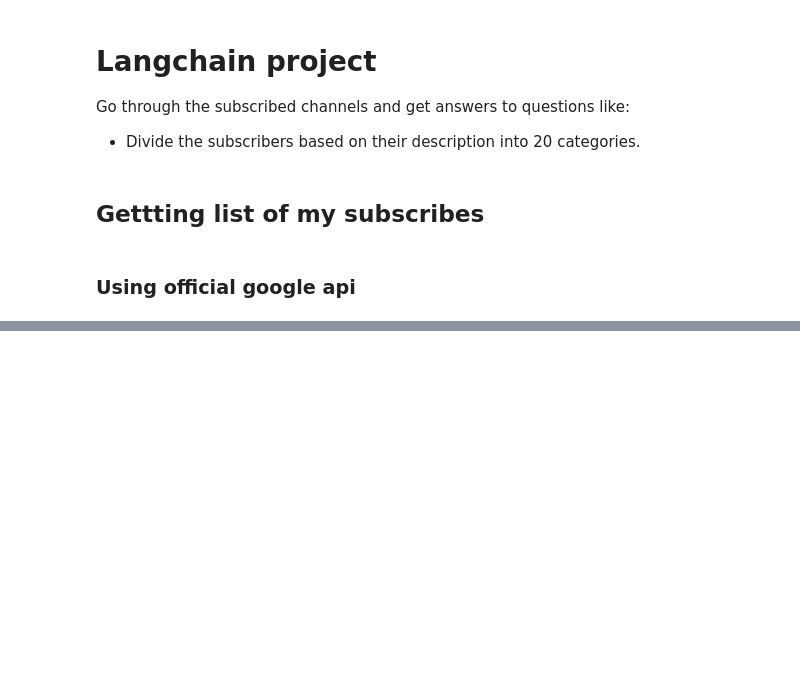
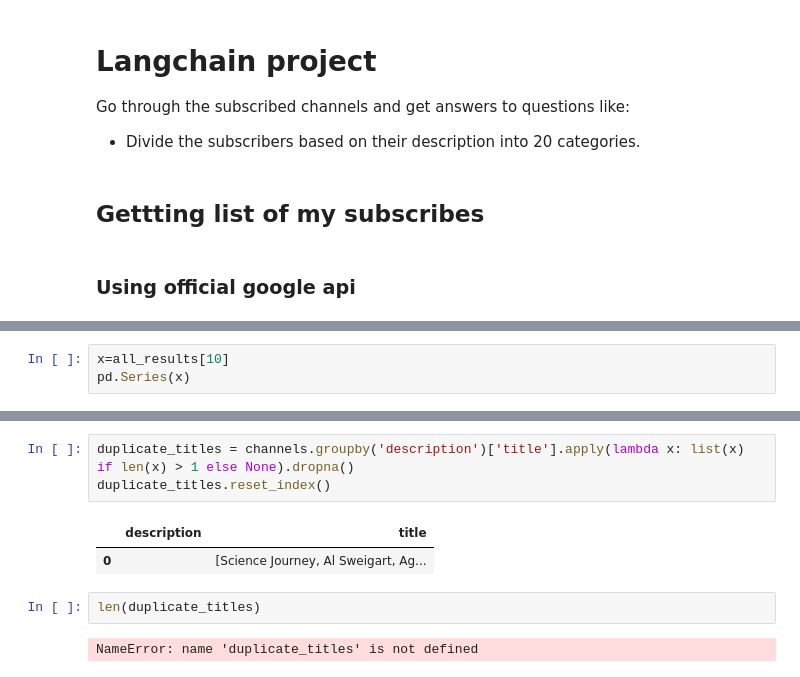
Before and after one commit to prabhanshu11/mindful-media, a Jupyter notebook: 01.ipynb, the cells around one changed output, grey strips where cells are left out. Drawn from its saved outputs; the diff is of its cells as text; blank space fills up the shorter version.

```diff
--- a/01.ipynb
+++ b/01.ipynb
@@ -44,0 +82,3 @@ AIzaSyBZrqqVLRw9SSSArBpygchrPeCm8T3nhIE
+# %%
+x=all_results[10]
+pd.Series(x)
@@ -44,0 +117,10 @@ AIzaSyBZrqqVLRw9SSSArBpygchrPeCm8T3nhIE
+# %%
+duplicate_titles = channels.groupby('description')['title'].apply(lambda x: list(x) if len(x) > 1 else None).dropna()
+duplicate_titles.reset_index()
+# %% [output]
+|  | description | title |
+| 0 |  | [Science Journey, Al Sweigart, Ag... |
+# %%
+len(duplicate_titles)
+# %% [output]
+NameError: name 'duplicate_titles' is not defined
```
Also changed, not shown: parts of 6 cells of this notebook.
